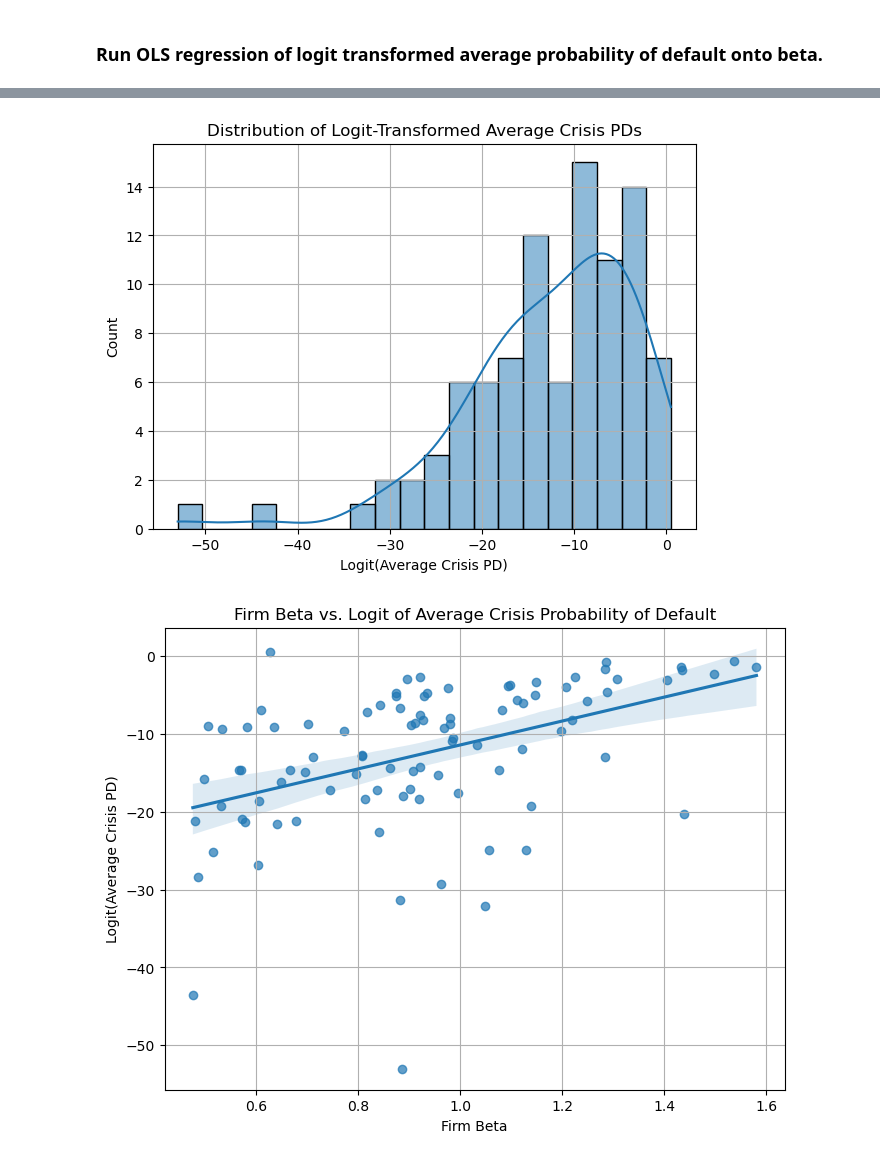
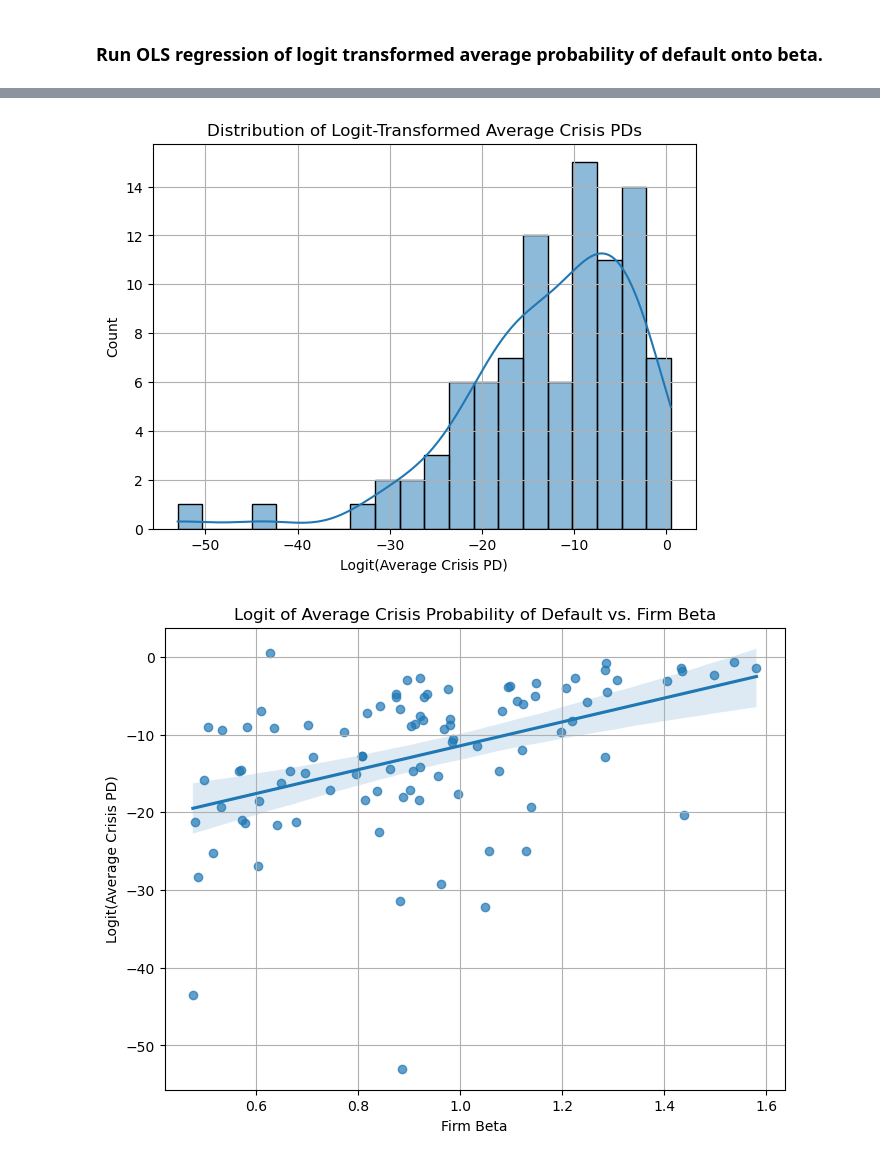
Before and after one commit to jlopes3/MF728_Project, a Jupyter notebook: hypothesis-2/hyp_2.ipynb, the cells around one changed output, grey strips where cells are left out. Drawn from its saved outputs; the diff is of its cells as text; code cells hidden in the pictures.

Commit message:
saved plot

```diff
--- a/hypothesis-2/hyp_2.ipynb
+++ b/hypothesis-2/hyp_2.ipynb
@@ -87,32 +87,32 @@ Notes:
 # %%
 import matplotlib.pyplot as plt
 import seaborn as sns
 import scipy.stats as stats
 
 plt.figure(figsize=(7,5))
 sns.histplot(merged['logit_avg_crisis_pd'], bins=20, kde=True)
 plt.title('Distribution of Logit-Transformed Average Crisis PDs')
 plt.xlabel('Logit(Average Crisis PD)')
 plt.ylabel('Count')
 plt.grid(True)
 plt.show()
 
 plt.figure(figsize=(8,6))
 sns.regplot(x='beta', y='logit_avg_crisis_pd', data=merged, ci=95, scatter_kws={'alpha':0.7})
-plt.title('Firm Beta vs. Logit of Average Crisis Probability of Default')
+plt.title('Logit of Average Crisis Probability of Default vs. Firm Beta')
 plt.xlabel('Firm Beta')
 plt.ylabel('Logit(Average Crisis PD)')
 plt.grid(True)
 plt.show()
 
 
 residuals = model.resid
 # QQ plot
 stats.probplot(residuals, dist="norm", plot=plt)
 plt.title('QQ Plot of OLS Residuals')
 plt.grid(True)
 plt.show()
 # %% [output]
 [figure]
-[figure, old version]
+[figure, new version]
 [figure]
```
Also changed, not shown: parts of 1 cell of this notebook, 1 other file.
